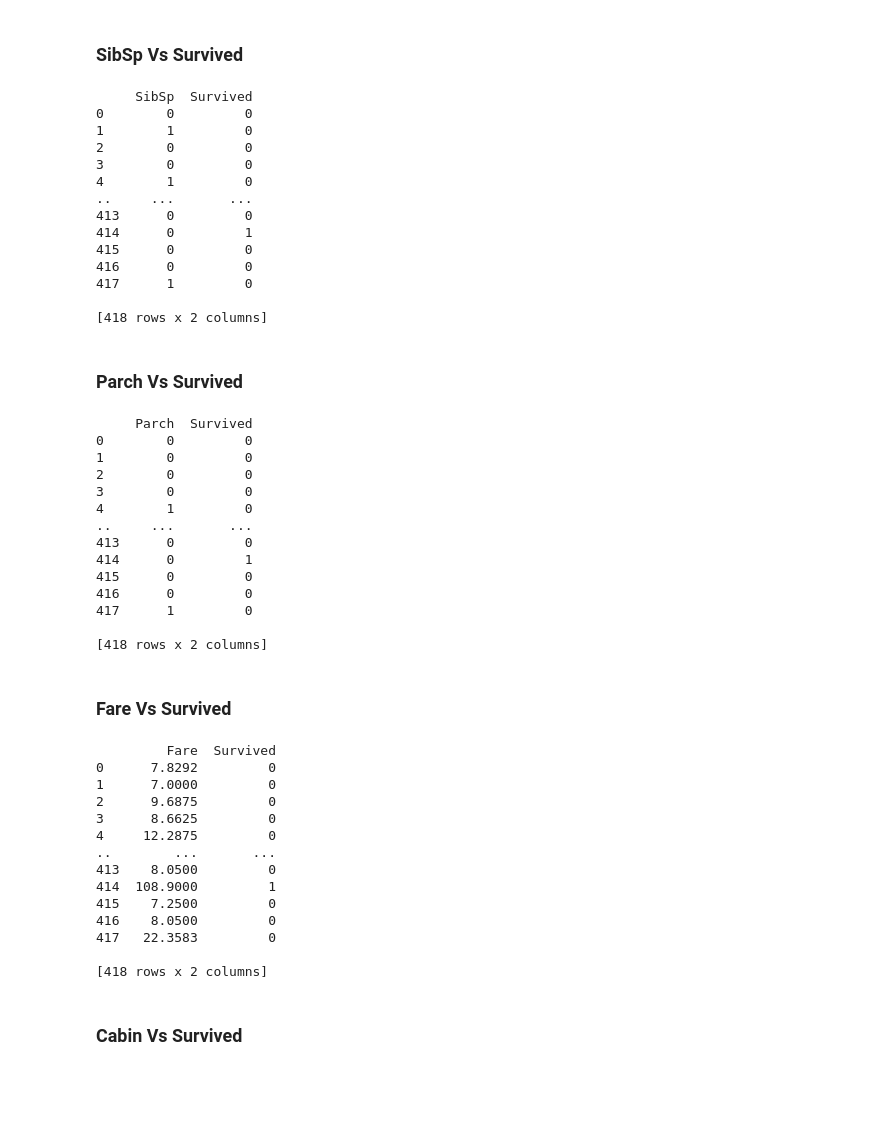
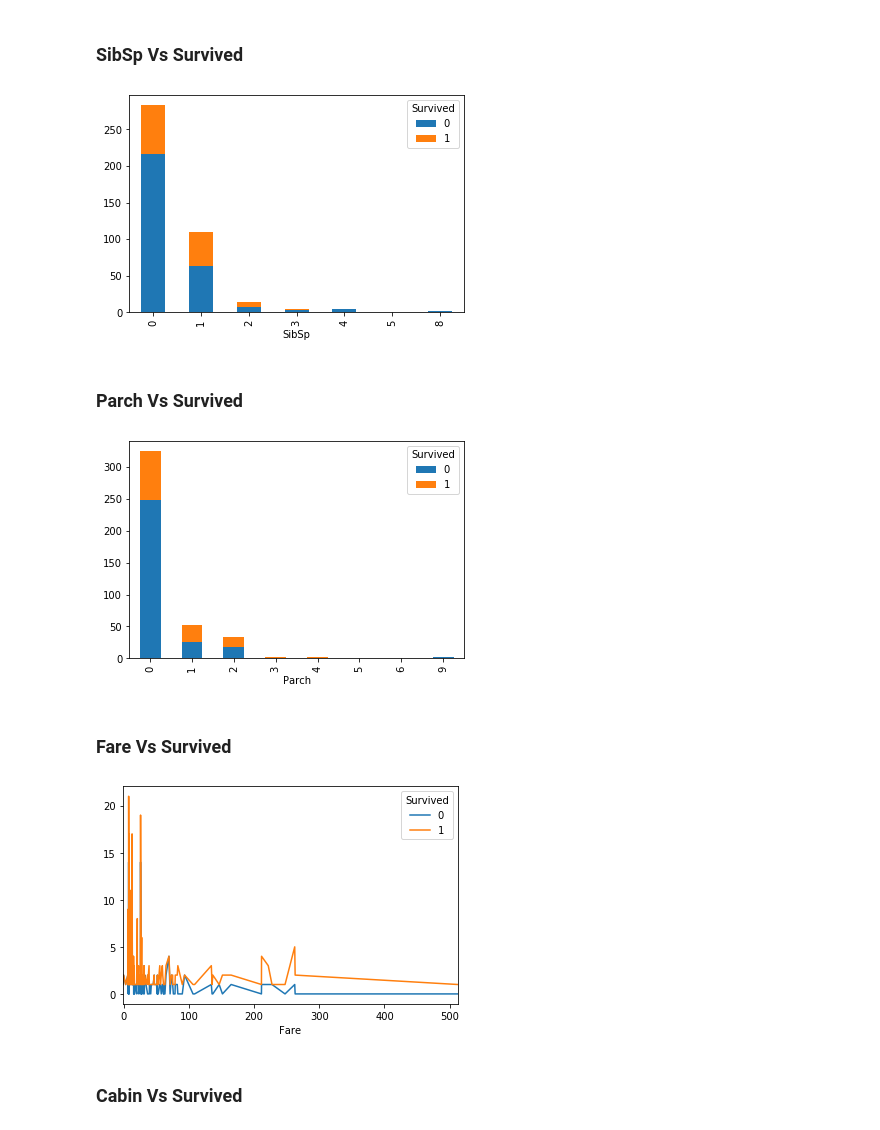
Before and after one commit to jayrajan/Titanic_ML, a Jupyter notebook: Titanic_ML.ipynb, the cells around one changed output. Saved outputs shown, nothing was run; the diff lists cells and outputs as text; code cells hidden in the pictures; blank space fills up the shorter version.

```diff
--- a/Titanic_ML.ipynb
+++ b/Titanic_ML.ipynb
@@ -592,62 +563,26 @@ print(output)
 ### SibSp Vs Survived
 # %%
 output = pd.DataFrame({'SibSp': data_test_new.SibSp, 'Survived': predictions})
-print(output)
+output.groupby(['SibSp','Survived']).size().unstack().plot(kind='bar',stacked=True)
+plt.show()
 # %% [output]
-     SibSp  Survived
-0        0         0
-1        1         0
-2        0         0
-3        0         0
-4        1         0
-..     ...       ...
-413      0         0
-414      0         1
-415      0         0
-416      0         0
-417      1         0
-
-[418 rows x 2 columns]
+[figure, added]
 # %% [markdown]
 ### Parch Vs Survived
 # %%
 output = pd.DataFrame({'Parch': data_test_new.Parch, 'Survived': predictions})
-print(output)
+output.groupby(['Parch','Survived']).size().unstack().plot(kind='bar',stacked=True)
+plt.show()
 # %% [output]
-     Parch  Survived
-0        0         0
-1        0         0
-2        0         0
-3        0         0
-4        1         0
-..     ...       ...
-413      0         0
-414      0         1
-415      0         0
-416      0         0
-417      1         0
-
-[418 rows x 2 columns]
+[figure, added]
 # %% [markdown]
 ### Fare Vs Survived
 # %%
 output = pd.DataFrame({'Fare': data_test_new.Fare, 'Survived': predictions})
-print(output)
+output.groupby(['Fare','Survived']).size().unstack().plot(kind='line',stacked=True)
+plt.show()
 # %% [output]
-         Fare  Survived
-0      7.8292         0
-1      7.0000         0
-2      9.6875         0
-3      8.6625         0
-4     12.2875         0
-..        ...       ...
-413    8.0500         0
-414  108.9000         1
-415    7.2500         0
-416    8.0500         0
-417   22.3583         0
-
-[418 rows x 2 columns]
+[figure, added]
 # %% [markdown]
 ### Cabin Vs Survived
 # %%
```
Also changed, not shown: parts of 12 cells of this notebook.
